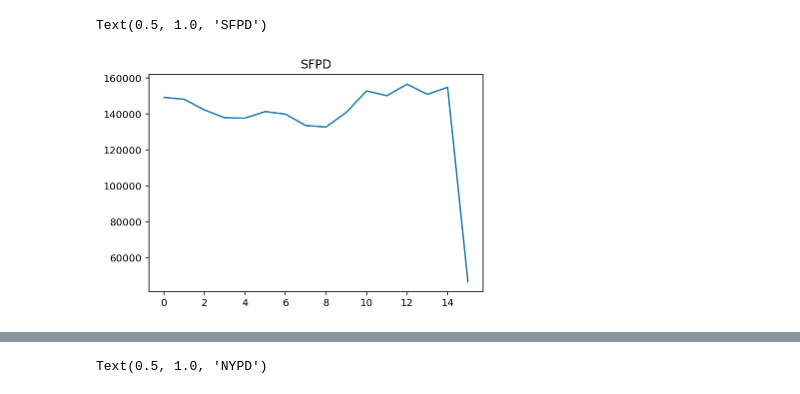
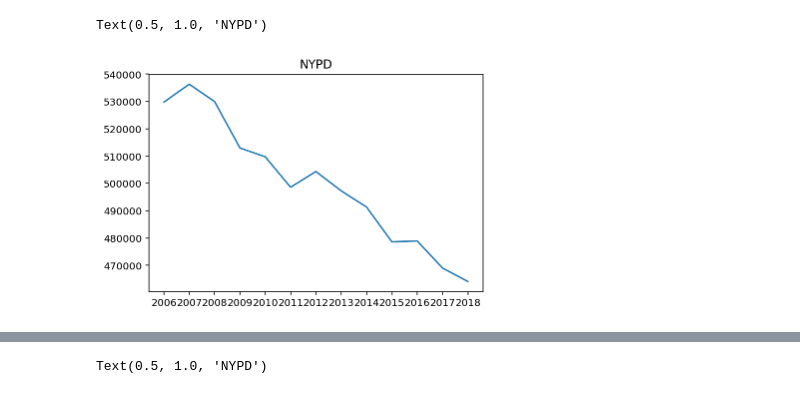
Before and after one commit to cho244/PoliceReports, a Jupyter notebook: Clearning.ipynb, the cells around one changed output, grey strips where cells are left out. Saved outputs shown, nothing was run; the diff lists cells and outputs as text; code cells hidden in the pictures.

```diff
--- a/Clearning.ipynb
+++ b/Clearning.ipynb
@@ -64,6 +144,6 @@ balt_pd['month']=(balt_pd['CrimeDate'].str[:2])
 # %%
-plt.plot(sfpd.groupby(['year']).size().values)
-plt.title('SFPD')
+plt.plot(nypd.groupby(['year']).size())
+plt.title('NYPD')
 # %% [output]
-Text(0.5, 1.0, 'SFPD')
+Text(0.5, 1.0, 'NYPD')
-[figure, old version]
+[figure, new version]
```
Also changed, not shown: parts of 47 cells of this notebook, 1 other file.
